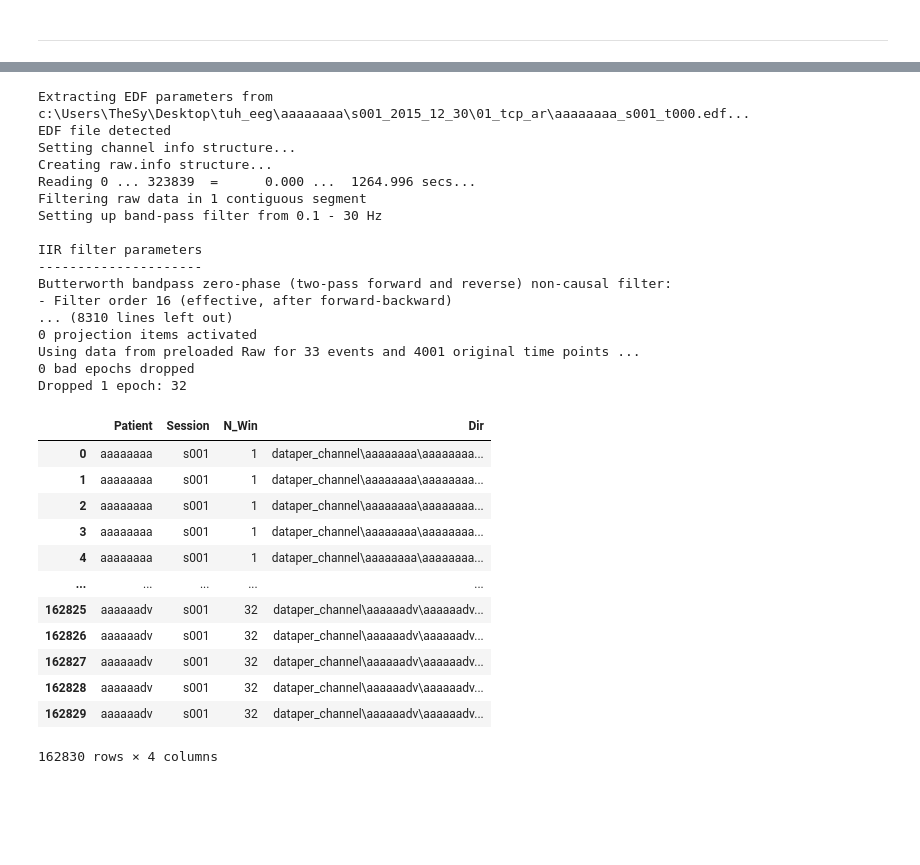
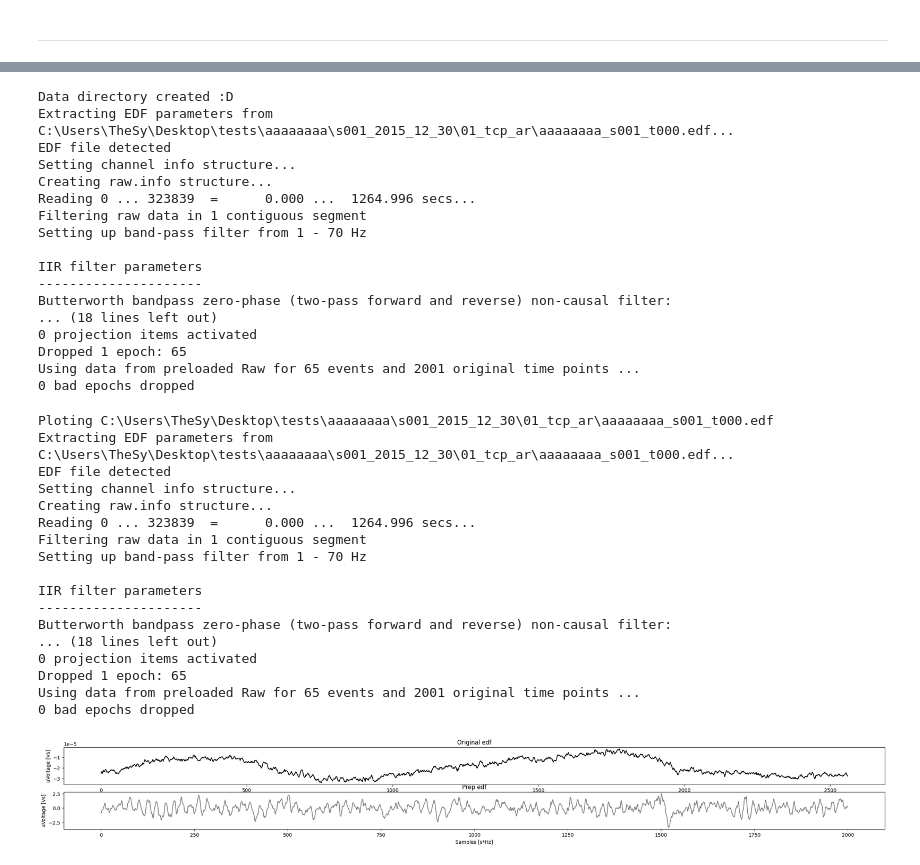
Before and after one commit to nunuki-crew/FinalEL7006, a Jupyter notebook: dataprep.ipynb, the cells around one changed output, grey strips where cells are left out. Saved outputs shown, nothing was run; the diff lists cells and outputs as text; code cells hidden in the pictures; blank space fills up the shorter version.

Commit message:
New and better preprocessing, also new save format

```diff
--- a/dataprep.ipynb
+++ b/dataprep.ipynb
@@ -180,0 +266,3 @@ Dropped 1 epoch: 32
+# %%
+cht = Masking(ch)
+chtp = Masking(ch)
@@ -200,7 +311,10 @@ def Save_ch(data,loc_df, save_dir, patient_id,session_id, save = False):
             loc_df.loc[len(loc_df)] = [patient_id,session_id,i+1,sdir]
 
             if save:
-                torch.save(ch,sdir)
+                cht = Masking(ch)
+                chtp = Masking(ch)
+                ch_save = torch.from_numpy(np.vstack([cht,chtp])).type(torch.FloatTensor)
+                torch.save(ch_save , sdir)
     return loc_df
 # %%
 def prep(path, save = False,mode = "per_win", save_dir = "data", sep = "\\"):
@@ -215,7 +329,7 @@ def prep(path, save = False,mode = "per_win", save_dir = "data", sep = "\\"):
     LEN_PAT = 8
     SESION_LEN = 15
     loc_df = pd.DataFrame(columns= ["Patient", "Session","N_Win", "Dir"], )
-    save_dir = save_dir + mode
+    save_dir = os.path.join(save_dir, mode)
 
     if save:
         if not os.path.exists(save_dir):
@@ -244,7 +358,7 @@ def prep(path, save = False,mode = "per_win", save_dir = "data", sep = "\\"):
 
                 raw = mne.io.read_raw_edf(edf,preload=True)
                 try:
-                    data = EDFprep(raw,random = False)
+                    data = EDFprep2(raw,random = False)
                 except:
                     print(f"{patient_id}_{session_id} failed")
                     continue
@@ -261,43 +375,27 @@ def prep(path, save = False,mode = "per_win", save_dir = "data", sep = "\\"):
 
     return loc_df
 # %%
-df = prep(EDFDIR,save = False, mode = "per_channel", save_dir = "data", )
+df = prep(EDFDIR, True, "per_channel")
 # %% [output]
-Extracting EDF parameters from c:\Users\TheSy\Desktop\tuh_eeg\aaaaaaaa\s001_2015_12_30\01_tcp_ar\aaaaaaaa_s001_t000.edf...
+Data directory created :D
+Extracting EDF parameters from C:\Users\TheSy\Desktop\tests\aaaaaaaa\s001_2015_12_30\01_tcp_ar\aaaaaaaa_s001_t000.edf...
 EDF file detected
 Setting channel info structure...
 Creating raw.info structure...
 Reading 0 ... 323839  =      0.000 ...  1264.996 secs...
 Filtering raw data in 1 contiguous segment
-Setting up band-pass filter from 0.1 - 30 Hz
+Setting up band-pass filter from 1 - 70 Hz
 
 IIR filter parameters
 ---------------------
 Butterworth bandpass zero-phase (two-pass forward and reverse) non-causal filter:
-- Filter order 16 (effective, after forward-backward)
-... (8310 lines left out)
+... (18 lines left out)
 0 projection items activated
-Using data from preloaded Raw for 33 events and 4001 original time points ...
+Dropped 1 epoch: 65
+Using data from preloaded Raw for 65 events and 2001 original time points ...
 0 bad epochs dropped
-Dropped 1 epoch: 32
-# %%
-df
-# %% [output]
-|  | Patient | Session | N_Win | Dir |
-| 0 | aaaaaaaa | s001 | 1 | dataper_channel\aaaaaaaa\aaaaaaaa... |
-| 1 | aaaaaaaa | s001 | 1 | dataper_channel\aaaaaaaa\aaaaaaaa... |
-| 2 | aaaaaaaa | s001 | 1 | dataper_channel\aaaaaaaa\aaaaaaaa... |
-| 3 | aaaaaaaa | s001 | 1 | dataper_channel\aaaaaaaa\aaaaaaaa... |
-| 4 | aaaaaaaa | s001 | 1 | dataper_channel\aaaaaaaa\aaaaaaaa... |
-| ... | ... | ... | ... | ... |
-| 162825 | aaaaaadv | s001 | 32 | dataper_channel\aaaaaadv\aaaaaadv... |
-| 162826 | aaaaaadv | s001 | 32 | dataper_channel\aaaaaadv\aaaaaadv... |
-| 162827 | aaaaaadv | s001 | 32 | dataper_channel\aaaaaadv\aaaaaadv... |
-| 162828 | aaaaaadv | s001 | 32 | dataper_channel\aaaaaadv\aaaaaadv... |
-| 162829 | aaaaaadv | s001 | 32 | dataper_channel\aaaaaadv\aaaaaadv... |
-162830 rows × 4 columns
 # %%
-def EDFplot(edf_path, vs_prep = False, win_s = 20, f_prep = 200,n_epoch = 0 ):
+def EDFplot(edf_path, vs_prep = False, win_s = 10, f_prep = 200,n_epoch = 0 ):
     '''
     Plot the first window after 60s of the edf
     '''
@@ -306,19 +404,20 @@ def EDFplot(edf_path, vs_prep = False, win_s = 20, f_prep = 200,n_epoch = 0 ):
     raw = mne.io.read_raw_edf(edf_path, preload= True)
     raw_freq = int(raw.info["sfreq"])
     raw_data = raw.get_data()
-
     first_channel = raw_data[0]
 
     n_axes = 1 + vs_prep * 1
 
-    fig, axes = plt.subplots(nrows = n_axes, figsize=(30, 15))
+    fig, axes = plt.subplots(nrows = n_axes, figsize=(30, 3))
 
     n_ep = n_epoch
     # first_win_original = first_channel[(60)*raw_freq:(60+win_s)*raw_freq]
     first_win_original = first_channel[(60 + n_ep*win_s)*raw_freq:(60 + n_ep*win_s + win_s)*raw_freq]
 
     if vs_prep:
-        first_win_processed = np.squeeze(EDFprep(raw,n_channels = 1,norm = True, random = False)[n_ep])
+        # print(raw)
+        prep = EDFprep2(raw,n_channels = 19, random = False)
+        first_win_processed = np.squeeze(prep[n_ep][1])
         axes[0].plot(first_win_original, color = "black", label = names[0])
         axes[0].set_title(f"{names[0]} edf")
         axes[0].set_ylabel("uVoltage [Vs]")
@@ -333,3 +432,24 @@ def EDFplot(edf_path, vs_prep = False, win_s = 20, f_prep = 200,n_epoch = 0 ):
         axes.set_ylabel("uVoltage [Vs]")
         axes.set_xlabel("Samples [s*Hz]")
     plt.show()
+# %%
+EDFplot(files[0], vs_prep = True, n_epoch= 1)
+# %% [output]
+Ploting C:\Users\TheSy\Desktop\tests\aaaaaaaa\s001_2015_12_30\01_tcp_ar\aaaaaaaa_s001_t000.edf
+Extracting EDF parameters from C:\Users\TheSy\Desktop\tests\aaaaaaaa\s001_2015_12_30\01_tcp_ar\aaaaaaaa_s001_t000.edf...
+EDF file detected
+Setting channel info structure...
+Creating raw.info structure...
+Reading 0 ... 323839  =      0.000 ...  1264.996 secs...
+Filtering raw data in 1 contiguous segment
+Setting up band-pass filter from 1 - 70 Hz
+
+IIR filter parameters
+---------------------
+Butterworth bandpass zero-phase (two-pass forward and reverse) non-causal filter:
+... (18 lines left out)
+0 projection items activated
+Dropped 1 epoch: 65
+Using data from preloaded Raw for 65 events and 2001 original time points ...
+0 bad epochs dropped
+[figure, added]
```
Also changed, not shown: parts of 23 cells of this notebook, 3 other files.
